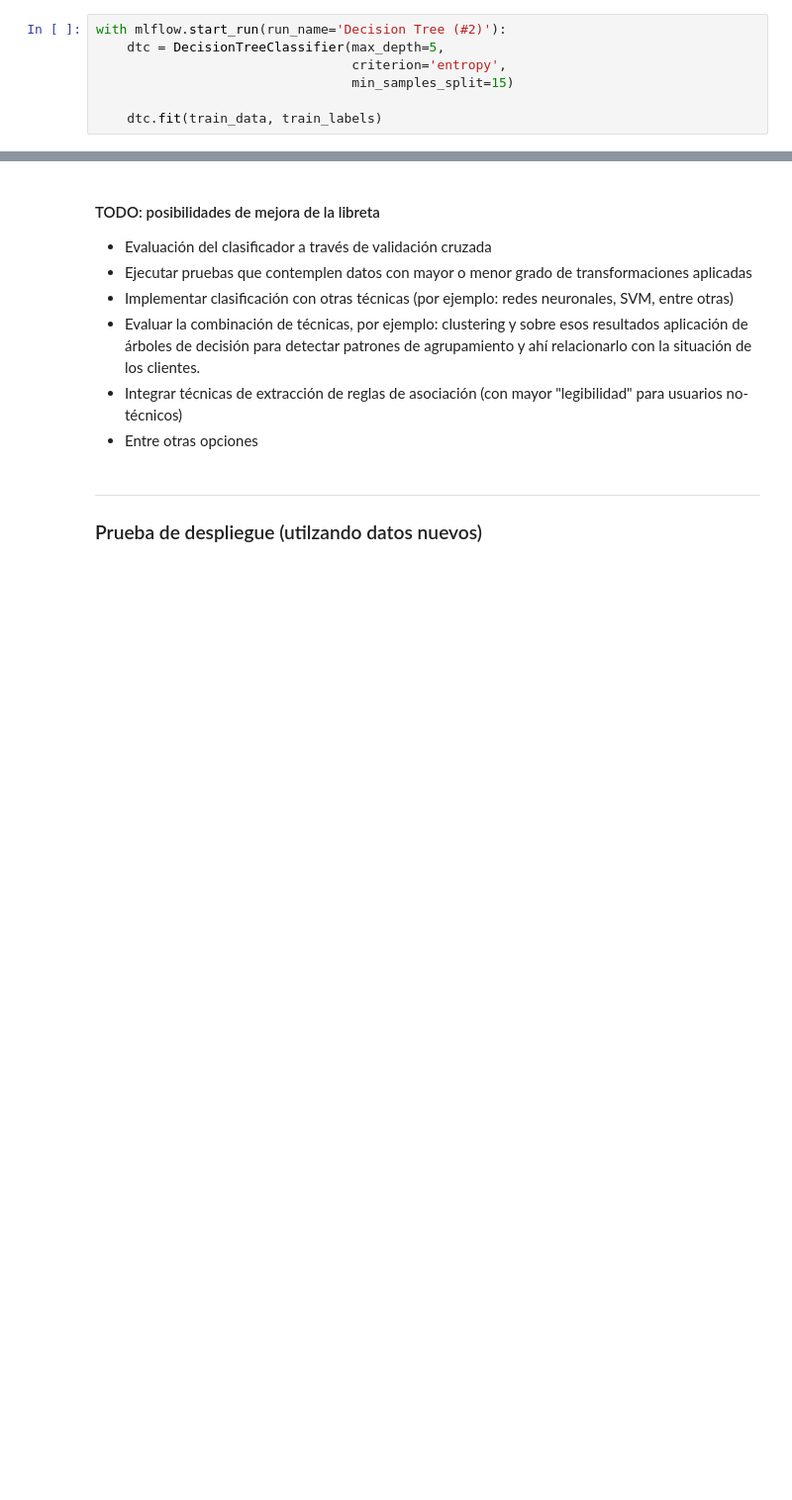
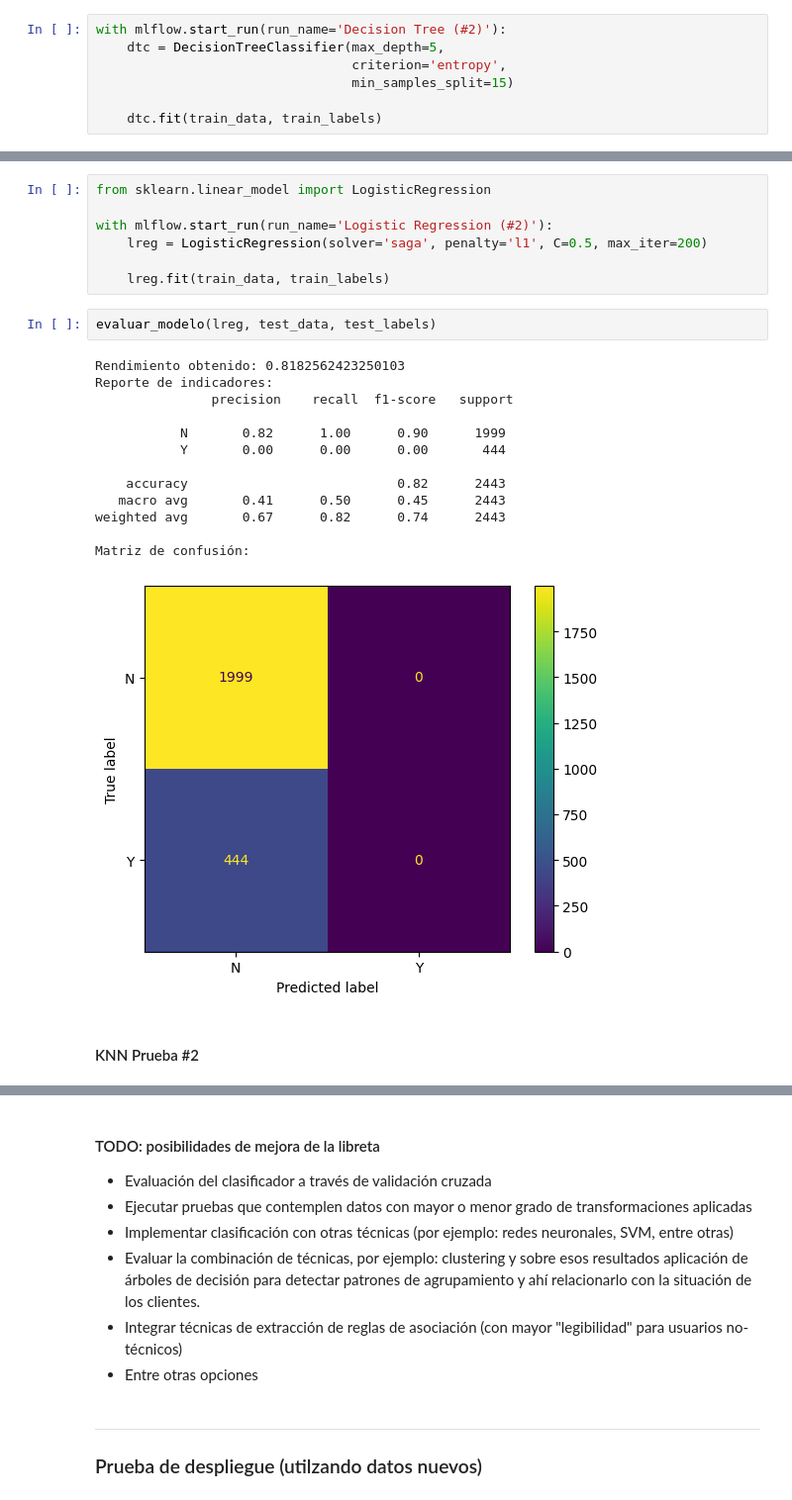
Before and after one commit to afsalazard/13_MBID_AS, a Jupyter notebook: notebooks/04_Modelado_Evaluación/MD01 - Modelado.ipynb, the cells around one changed output, grey strips where cells are left out. Shown at 99% size. Drawn from its saved outputs; the diff is of its cells as text; blank space fills up the shorter version.

```diff
--- a/notebooks/04_Modelado_Evaluación/MD01 - Modelado.ipynb
+++ b/notebooks/04_Modelado_Evaluación/MD01 - Modelado.ipynb
@@ -360,0 +375,25 @@ Matriz de confusión:
+# %%
+from sklearn.linear_model import LogisticRegression
+
+with mlflow.start_run(run_name='Logistic Regression (#2)'):
+    lreg = LogisticRegression(solver='saga', penalty='l1', C=0.5, max_iter=200)
+
+    lreg.fit(train_data, train_labels)
+# %%
+evaluar_modelo(lreg, test_data, test_labels)
+# %% [output]
+Rendimiento obtenido: 0.8182562423250103
+Reporte de indicadores:
+               precision    recall  f1-score   support
+
+           N       0.82      1.00      0.90      1999
+           Y       0.00      0.00      0.00       444
+
+    accuracy                           0.82      2443
+   macro avg       0.41      0.50      0.45      2443
+weighted avg       0.67      0.82      0.74      2443
+
+Matriz de confusión:
+[figure, added]
+# %% [markdown]
+#### KNN Prueba #2
```
Also changed, not shown: parts of 35 cells of this notebook.
